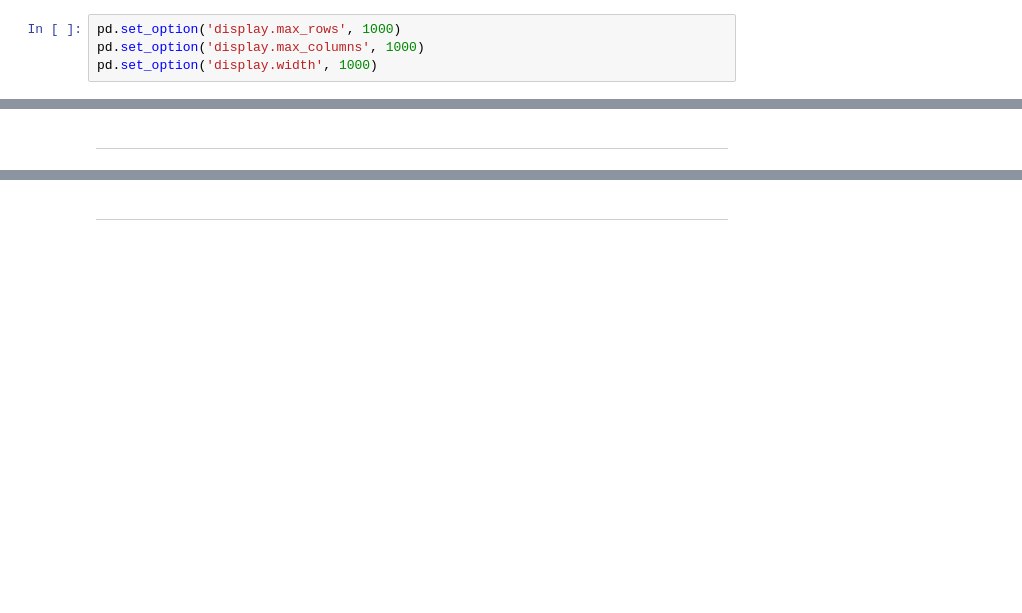
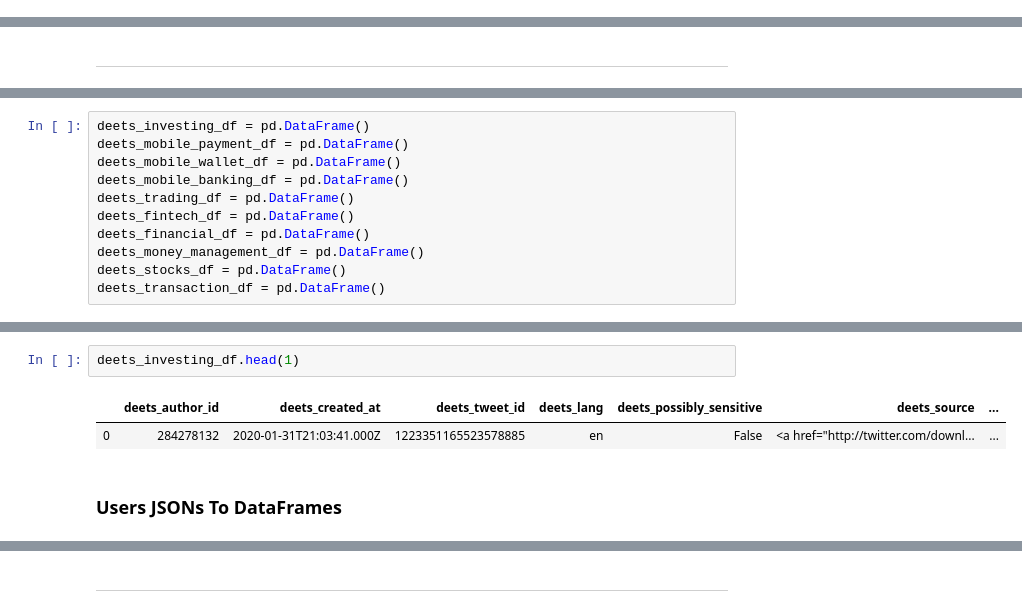
Before and after one commit to alexwcheng/fintech-retweetability, a Jupyter notebook: Jupyter_Notebooks/Twitter Data Cleaning.ipynb, the cells around one changed output, grey strips where cells are left out. Cells and saved outputs as stored; diff of their text form; blank space fills up the shorter version.

Commit message:
Draft Twitter DataFrame created.

```diff
--- a/Jupyter_Notebooks/Twitter Data Cleaning.ipynb
+++ b/Jupyter_Notebooks/Twitter Data Cleaning.ipynb
@@ -46,4 +13,0 @@ import scipy.stats as stats
-# %%
-pd.set_option('display.max_rows', 1000)
-pd.set_option('display.max_columns', 1000)
-pd.set_option('display.width', 1000)
@@ -226,0 +233,11 @@ users_df
+# %%
+deets_investing_df = pd.DataFrame()
+deets_mobile_payment_df = pd.DataFrame()
+deets_mobile_wallet_df = pd.DataFrame()
+deets_mobile_banking_df = pd.DataFrame()
+deets_trading_df = pd.DataFrame()
+deets_fintech_df = pd.DataFrame()
+deets_financial_df = pd.DataFrame()
+deets_money_management_df = pd.DataFrame()
+deets_stocks_df = pd.DataFrame()
+deets_transaction_df = pd.DataFrame()
@@ -226,0 +255,7 @@ users_df
+# %%
+deets_investing_df.head(1)
+# %% [output]
+|  | deets_author_id | deets_created_at | deets_tweet_id | deets_lang | deets_possibly_sensitive | deets_source | ... |
+| 0 | 284278132 | 2020-01-31T21:03:41.000Z | 1223351165523578885 | en | False | <a href="http://twitter.com/downl... | ... |
+# %% [markdown]
+### Users JSONs To DataFrames
```
Also changed, not shown: parts of 74 cells of this notebook, 4 other files.
